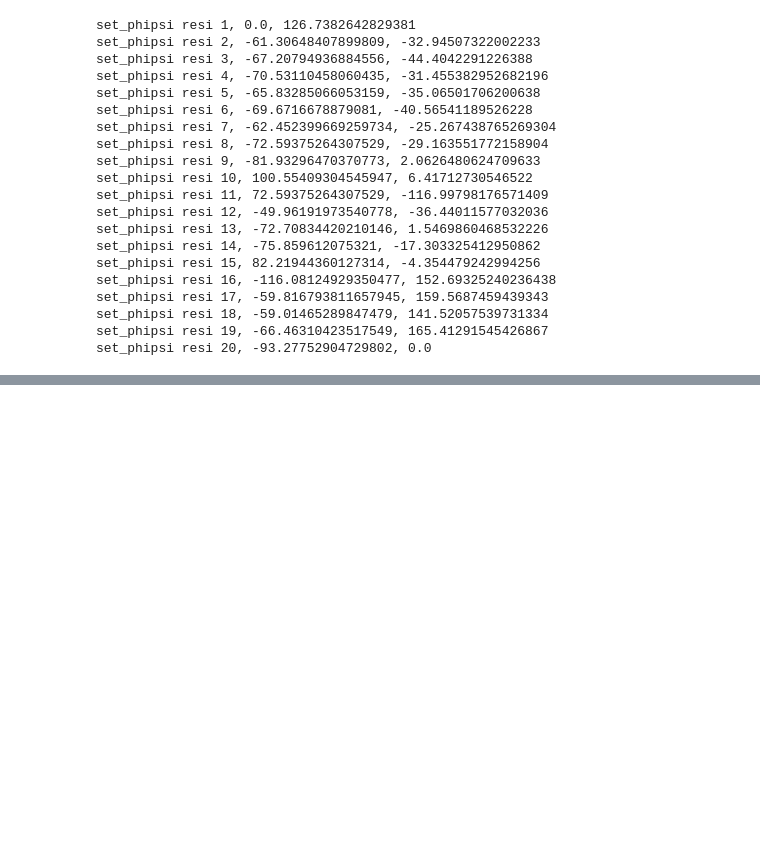
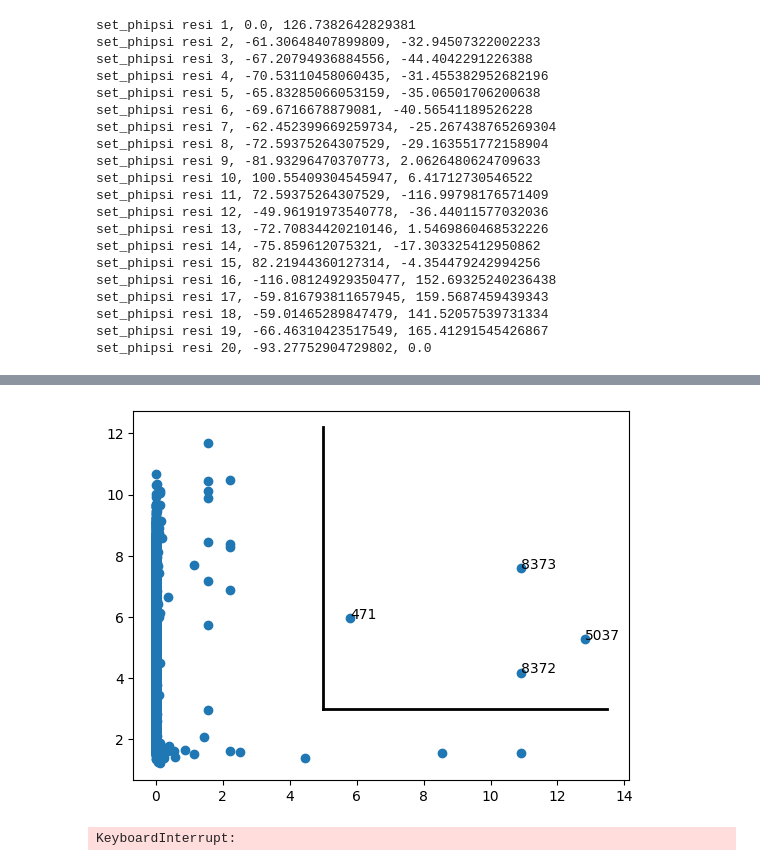
Before and after one commit to SultanOfSauce/pak, a Jupyter notebook: PAk_definitivo.ipynb, the cells around one changed output, grey strips where cells are left out. Cells and saved outputs as stored; diff of their text form; code cells hidden in the pictures; blank space fills up the shorter version.

```diff
--- a/PAk_definitivo.ipynb
+++ b/PAk_definitivo.ipynb
@@ -212,3 +260,16 @@ ax.scatter(testData[:,0], testData[:,1], np.log(densities2), s = 1, c = np.log(d
+# %%
+nGauss = [300, 1000, 3000]
+nSigma = [0.1, 1, 3]
+rng = np.random.default_rng(seed=0)
+testData = np.array([], dtype=np.int64).reshape(0,2)
+trueData = np.array([], dtype=np.int64)
+
+nn = 100
+errkNN = np.array(100)
+
+for ptsIndex, pts in enumerate(nGauss):
+  for sigmaIndex, sigma in enumerate(nSigma):
+    for i in range(100)
 # %% [markdown]
 # Proteins
 # %%
@@ -339,3 +390,37 @@ set_phipsi resi 20, -93.27752904729802, 0.0
 ![title](./pix/trp1.png)
 # %% [markdown]
 ![title](pix/trp2.png)
+# %%
+# From https://www.kaggle.com/datasets/tobiasle/trp-cage-dihedrals
+# PDB: IL2Y
+trp = pd.read_csv("./data/trp_470.15.csv")
+trp = (trp
+.drop(trp.columns[41:44], axis = 1)
+.drop(["temperature [k]", "time [ps]", "replica id"], axis = 1)
+.sample(frac = .25, random_state = 0) # We only use a subset.
+)
+trpArr = np.array(trp)
+# %%
+pakTrp = PAk(trpArr)
+densitiesTrp, errTrp, kTrp = pakTrp.computeDensities()
+distsTrp = pakTrp.computeDistsDensity()
+# %%
+dencutoff = 5
+distcutoff = 3
+
+plt.scatter(densitiesTrp, distsTrp)
+
+bottom, up = plt.ylim()
+left, right = plt.xlim()
+
+plt.plot([dencutoff, right], [distcutoff, distcutoff], color="k", linestyle="-", linewidth=2)
+plt.plot([dencutoff, dencutoff], [distcutoff, up], color="k", linestyle="-", linewidth=2)
+
+goodpts = []
+
+for i in range(pakTrp.nPoints):
+  if distsTrp[i] > distcutoff and densitiesTrp[i] > dencutoff:
+    goodpts = goodpts + [i]
+    plt.annotate(i, (densitiesTrp[i], distsTrp[i]))
+# %% [output]
+[figure, added]
@@ -341,0 +430,5 @@ set_phipsi resi 20, -93.27752904729802, 0.0
+# %%
+mds = MDS(n_components = 3,max_iter=30)
+trpMds = mds.fit_transform(trp)
+# %% [output]
+KeyboardInterrupt:
```
Also changed, not shown: parts of 14 cells of this notebook.
